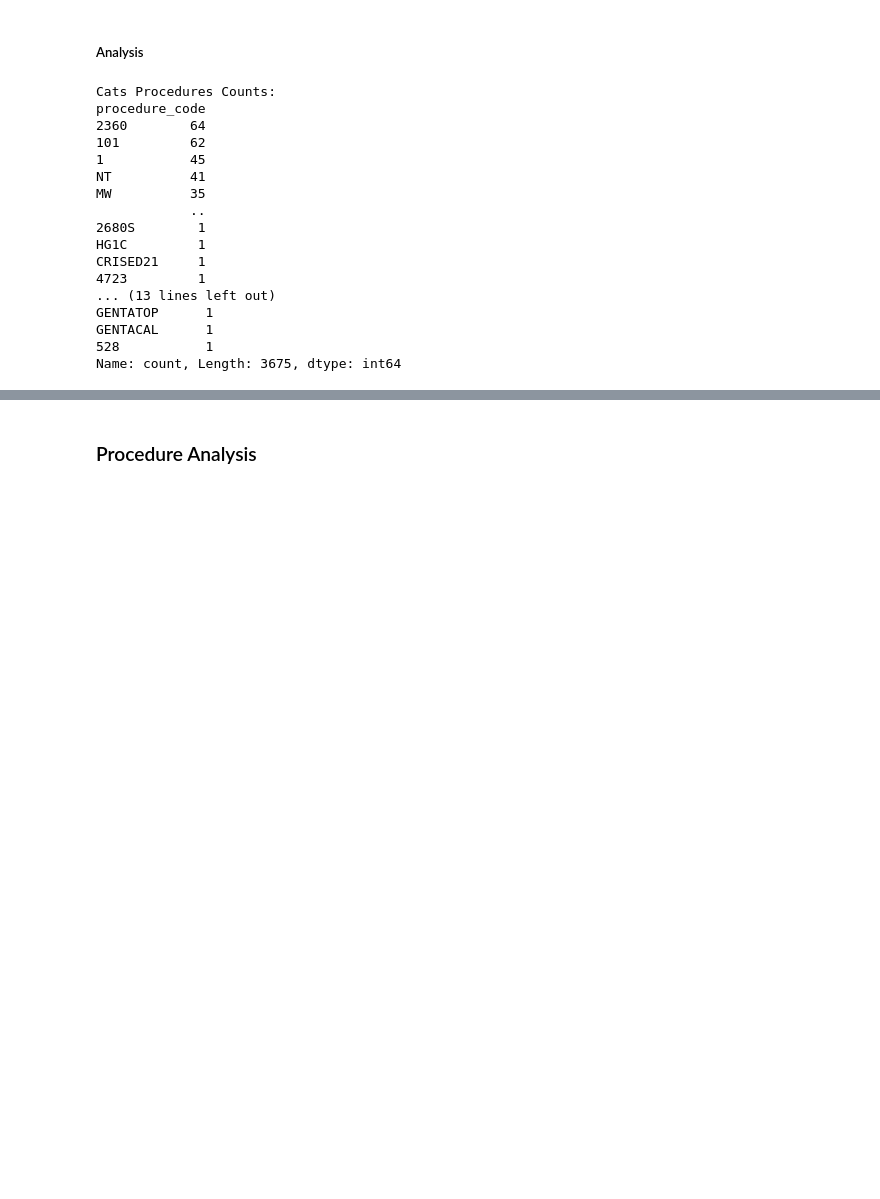
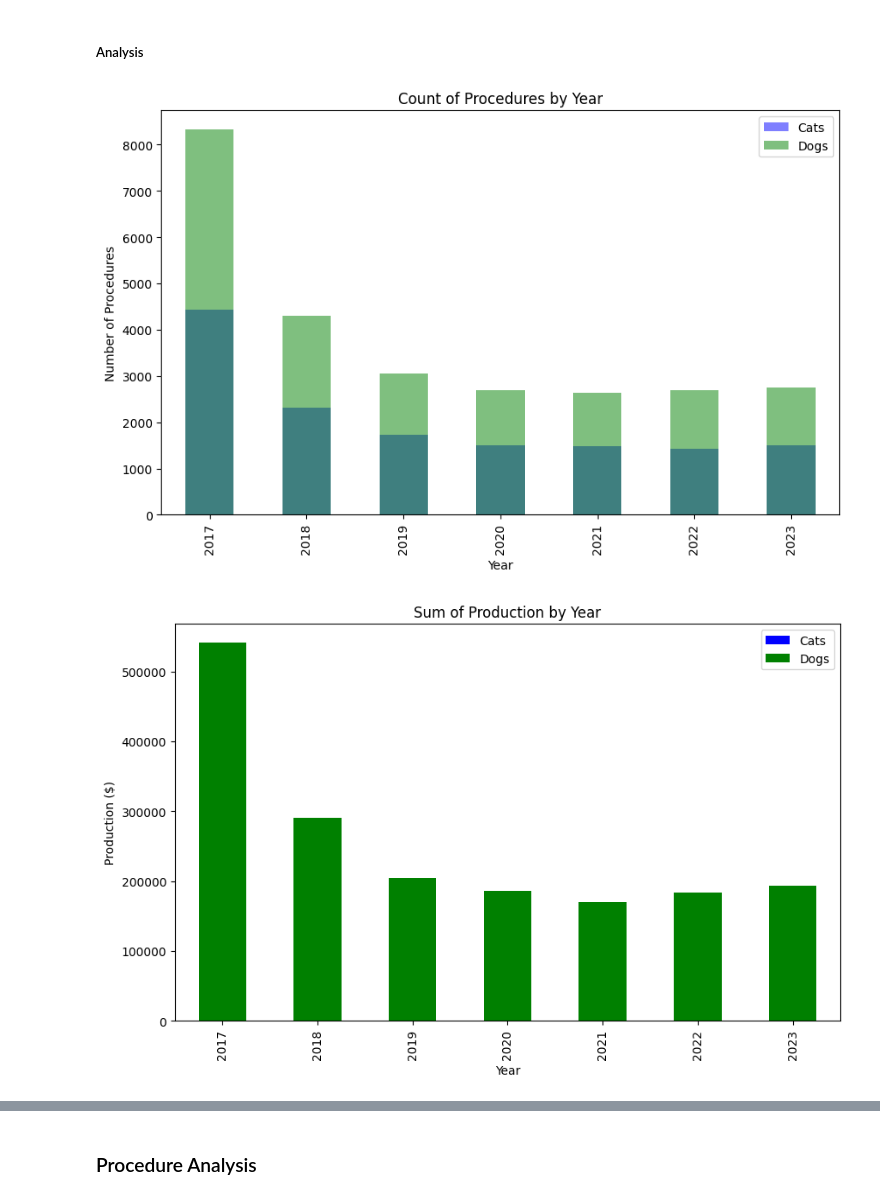
Before and after one commit to docmhvr/Veterinary_Data_Analysis, a Jupyter notebook: Veterinary_Analysis.ipynb, the cells around one changed output, grey strips where cells are left out. Cells and saved outputs as stored; diff of their text form; code cells hidden in the pictures; blank space fills up the shorter version.

Commit message:
Implemented Cats and Dogs Analysis: Top 5's. Count and Sum

```diff
--- a/Veterinary_Analysis.ipynb
+++ b/Veterinary_Analysis.ipynb
@@ -180,24 +180,59 @@ cats_procedures = procedures_with_species[procedures_with_species['species'] ==
 dogs_procedures = procedures_with_species[procedures_with_species['species'] == 'DOG']
 # %% [markdown]
 ##### Analysis
-# %%
-cats_procedures
-dogs_procedures
-# %% [output]
-Cats Procedures Counts:
-procedure_code
-2360        64
-101         62
-1           45
-NT          41
-MW          35
-            ..
-2680S        1
-HG1C         1
-CRISED21     1
-4723         1
-... (13 lines left out)
-GENTATOP      1
-GENTACAL      1
-528           1
-Name: count, Length: 3675, dtype: int64
+# %%
+# 1. Count of Procedures by Year
+cats_procedures_by_year = cats_procedures.groupby('year').size()
+dogs_procedures_by_year = dogs_procedures.groupby('year').size()
+
+plt.figure(figsize=(10, 6))
+cats_procedures_by_year.plot(kind='bar', alpha=0.5, label='Cats', color='blue')
+dogs_procedures_by_year.plot(kind='bar', alpha=0.5, label='Dogs', color='green')
+plt.title('Count of Procedures by Year')
+plt.xlabel('Year')
+plt.ylabel('Number of Procedures')
+plt.legend()
+plt.show()
+
+# 2. Sum of Production by Year
+cats_production_by_year = cats_procedures.groupby('year')['production'].sum()
+dogs_production_by_year = dogs_procedures.groupby('year')['production'].sum()
+
+plt.figure(figsize=(10, 6))
+cats_production_by_year.plot(kind='bar', alpha=0.5, label='Cats', color='blue')
+dogs_production_by_year.plot(kind='bar', alpha=0.5, label='Dogs', color='green')
+plt.title('Sum of Production by Year')
+plt.xlabel('Year')
+plt.ylabel('Production ($)')
+plt.legend()
+plt.show()
+
+# 3. Top 5 Most Common Procedures
+top_5_cats_procedures = cats_procedures['procedure_code'].value_counts().nlargest(5)
+top_5_dogs_procedures = dogs_procedures['procedure_code'].value_counts().nlargest(5)
+
+plt.figure(figsize=(10, 6))
+top_5_cats_procedures.plot(kind='bar', alpha=0.5, label='Cats', color='blue')
+top_5_dogs_procedures.plot(kind='bar', alpha=0.5, label='Dogs', color='green')
+plt.title('Top 5 Most Common Procedures')
+plt.xlabel('Procedure Code')
+plt.ylabel('Number of Procedures')
+plt.legend()
+plt.show()
+
+
+# 4. Top 5 Practices with Most Procedures
+top_5_practices_cats = cats_procedures.groupby(['companyid', 'locationid']).size().nlargest(5)
+top_5_practices_dogs = dogs_procedures.groupby(['companyid', 'locationid']).size().nlargest(5)
+
+plt.figure(figsize=(10, 6))
+top_5_practices_cats.plot(kind='bar', alpha=0.5, label='Cats', color='blue')
+top_5_practices_dogs.plot(kind='bar', alpha=0.5, label='Dogs', color='green')
+plt.title('Top 5 Practices with Most Procedures')
+plt.xlabel('Practice (CompanyID, LocationID)')
+plt.ylabel('Number of Procedures')
+plt.legend()
+plt.show()
+# %% [output]
+[figure, added]
+[figure, added]
```
Also changed, not shown: parts of 1 cell of this notebook.
